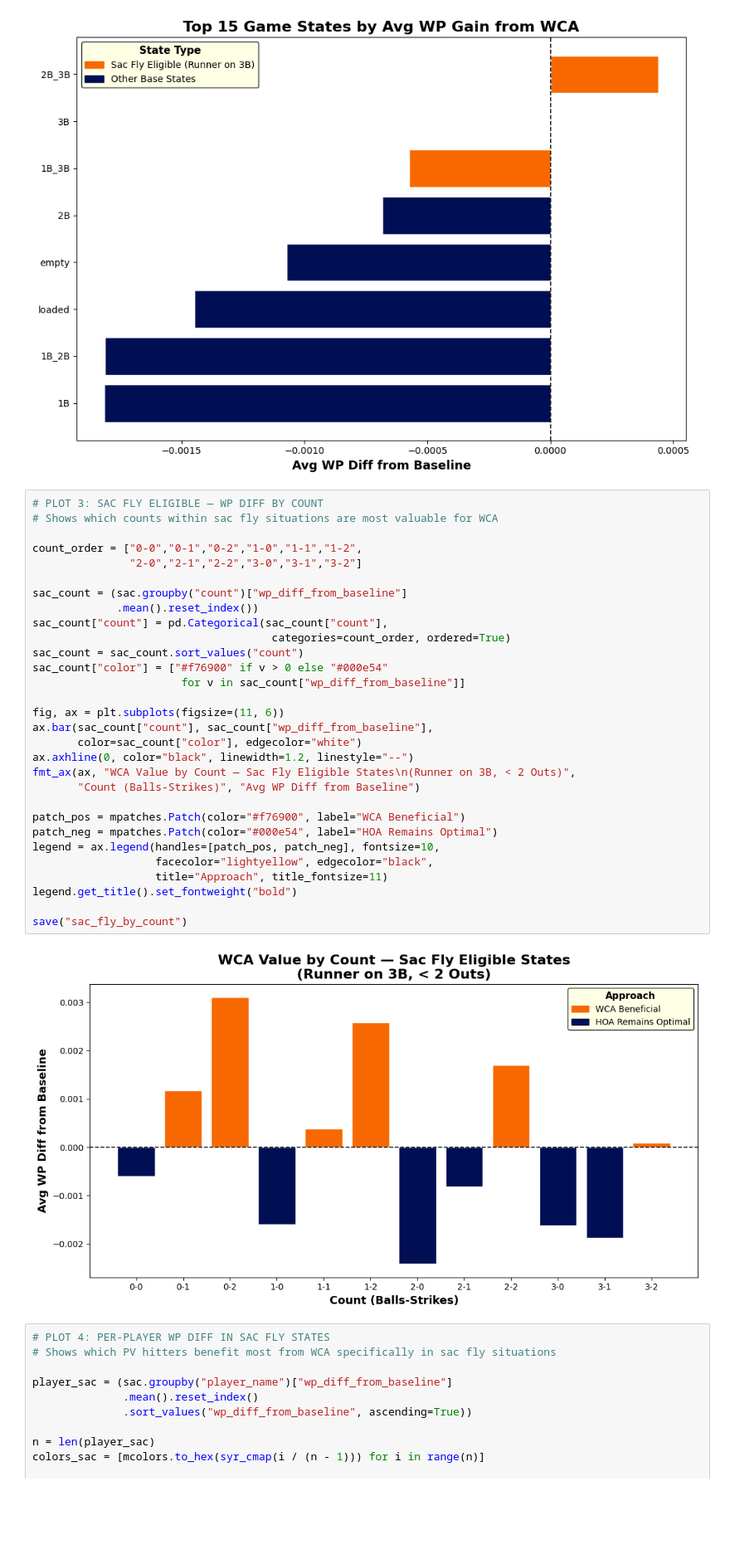
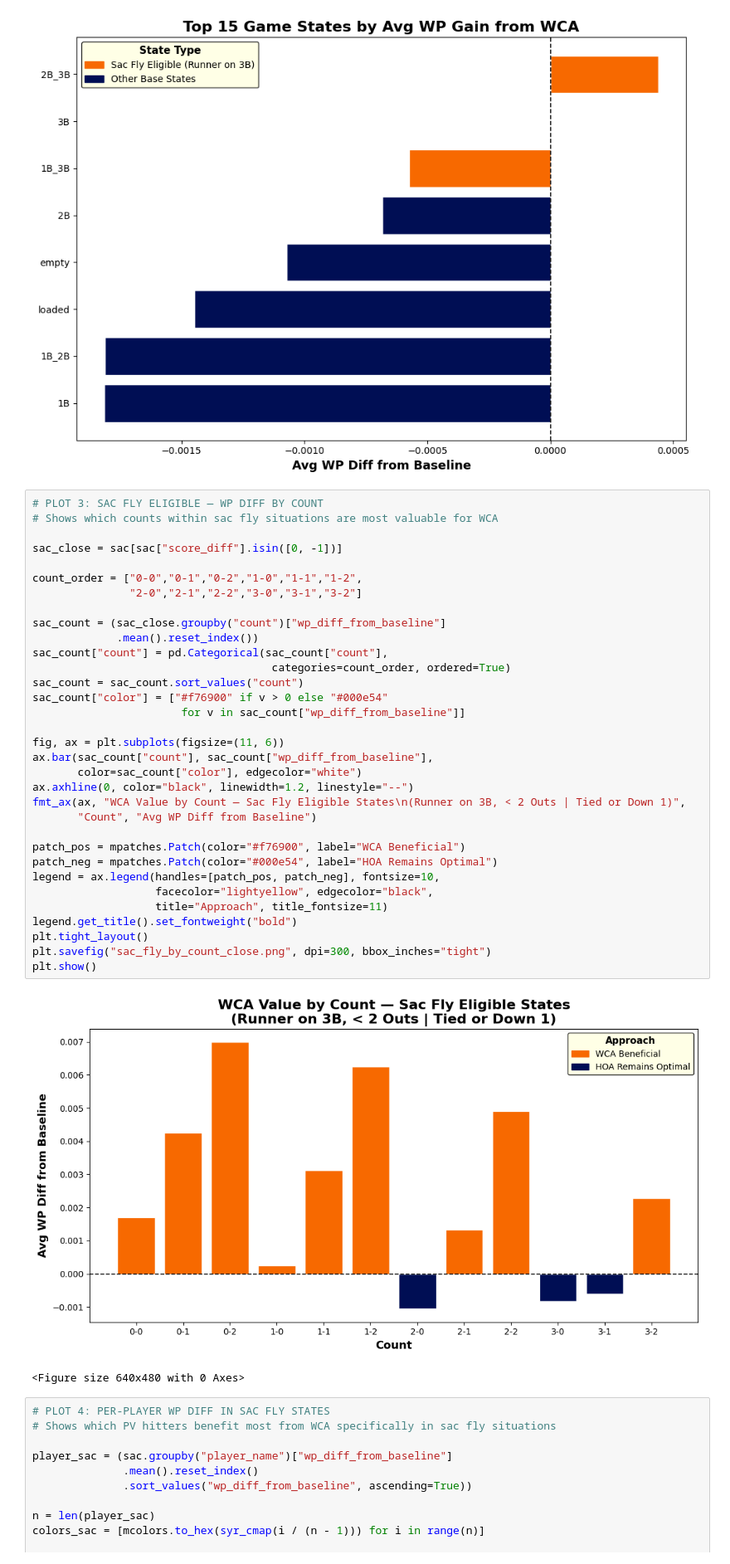
Before and after one commit to benresnic/SABR26, a Jupyter notebook: Simulations/output/sac_fly_viz.ipynb, the cells around one changed output. Shown at 83% size. Drawn from its saved outputs; the diff is of its cells as text; blank space fills up the shorter version.

Commit message:
Added updated plots and code

```diff
--- a/Simulations/output/sac_fly_viz.ipynb
+++ b/Simulations/output/sac_fly_viz.ipynb
@@ -164,35 +164,39 @@ save("sac_fly_top_states")
 # %%
 # PLOT 3: SAC FLY ELIGIBLE — WP DIFF BY COUNT
 # Shows which counts within sac fly situations are most valuable for WCA
 
+sac_close = sac[sac["score_diff"].isin([0, -1])]
+
 count_order = ["0-0","0-1","0-2","1-0","1-1","1-2",
                "2-0","2-1","2-2","3-0","3-1","3-2"]
 
-sac_count = (sac.groupby("count")["wp_diff_from_baseline"]
+sac_count = (sac_close.groupby("count")["wp_diff_from_baseline"]
              .mean().reset_index())
 sac_count["count"] = pd.Categorical(sac_count["count"],
                                      categories=count_order, ordered=True)
 sac_count = sac_count.sort_values("count")
 sac_count["color"] = ["#f76900" if v > 0 else "#000e54"
                        for v in sac_count["wp_diff_from_baseline"]]
 
 fig, ax = plt.subplots(figsize=(11, 6))
 ax.bar(sac_count["count"], sac_count["wp_diff_from_baseline"],
        color=sac_count["color"], edgecolor="white")
 ax.axhline(0, color="black", linewidth=1.2, linestyle="--")
-fmt_ax(ax, "WCA Value by Count — Sac Fly Eligible States\n(Runner on 3B, < 2 Outs)",
-       "Count (Balls-Strikes)", "Avg WP Diff from Baseline")
+fmt_ax(ax, "WCA Value by Count — Sac Fly Eligible States\n(Runner on 3B, < 2 Outs | Tied or Down 1)",
+       "Count", "Avg WP Diff from Baseline")
 
 patch_pos = mpatches.Patch(color="#f76900", label="WCA Beneficial")
 patch_neg = mpatches.Patch(color="#000e54", label="HOA Remains Optimal")
 legend = ax.legend(handles=[patch_pos, patch_neg], fontsize=10,
                    facecolor="lightyellow", edgecolor="black",
                    title="Approach", title_fontsize=11)
 legend.get_title().set_fontweight("bold")
-
-save("sac_fly_by_count")
+plt.tight_layout()
+plt.savefig("sac_fly_by_count_close.png", dpi=300, bbox_inches="tight")
+plt.show()
 # %% [output]
-[figure, old version]
+[figure, new version]
+<Figure size 640x480 with 0 Axes>
 # %%
 # PLOT 4: PER-PLAYER WP DIFF IN SAC FLY STATES
 # Shows which PV hitters benefit most from WCA specifically in sac fly situations
```
Also changed, not shown: 6 other files.
